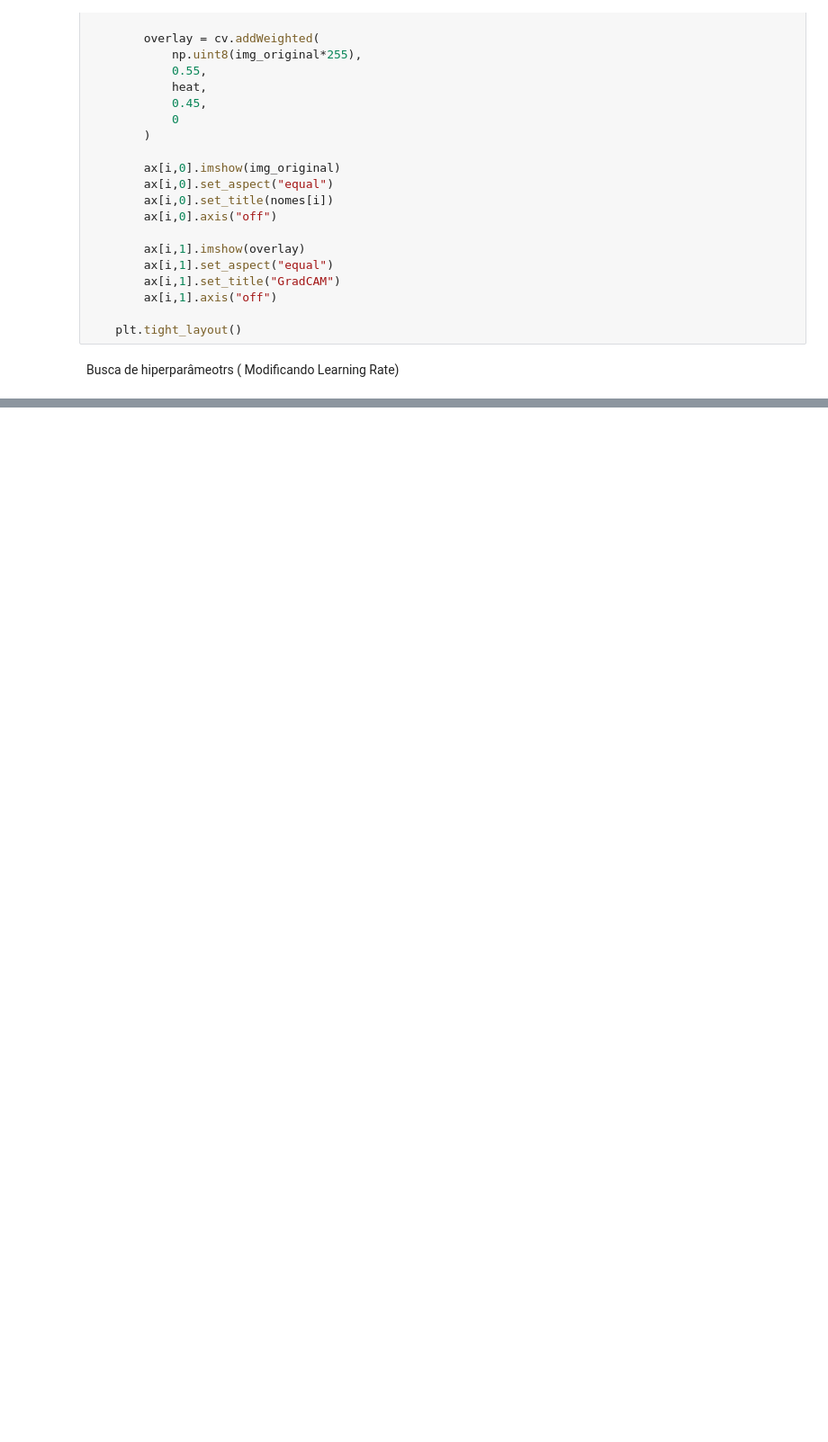
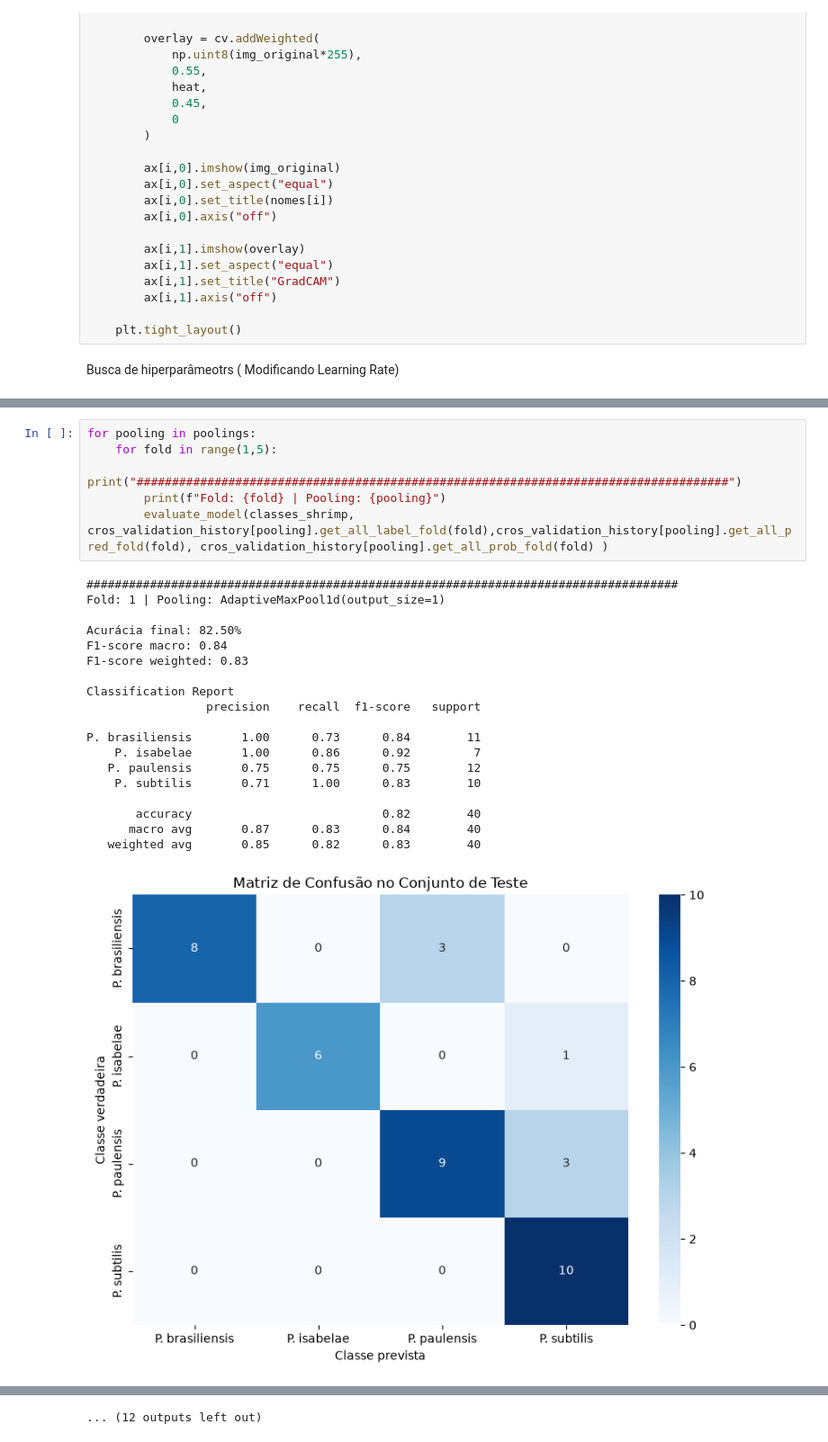
Before and after one commit to LABEEC-Sistemas/pink_shrimp_MVCNN, a Jupyter notebook: notebooks/camarao_cros_validation_gray.ipynb, the cells around one changed output, grey strips where cells are left out. Shown at 90% size. Drawn from its saved outputs; the diff is of its cells as text; blank space fills up the shorter version.

```diff
--- a/notebooks/camarao_cros_validation_gray.ipynb
+++ b/notebooks/camarao_cros_validation_gray.ipynb
@@ -617,0 +829,26 @@ plot_gradcam(cros_validation_history.get_model(3),grad_cam_dataset ,4)
+# %%
+for pooling in poolings:
+    for fold in range(1,5):
+        print("####################################################################################")
+        print(f"Fold: {fold} | Pooling: {pooling}")
+        evaluate_model(classes_shrimp, cros_validation_history[pooling].get_all_label_fold(fold),cros_validation_history[pooling].get_all_pred_fold(fold), cros_validation_history[pooling].get_all_prob_fold(fold) )
+# %% [output]
+####################################################################################
+Fold: 1 | Pooling: AdaptiveMaxPool1d(output_size=1)
+
+Acurácia final: 82.50%
+F1-score macro: 0.84
+F1-score weighted: 0.83
+
+Classification Report
+                 precision    recall  f1-score   support
+
+P. brasiliensis       1.00      0.73      0.84        11
+    P. isabelae       1.00      0.86      0.92         7
+   P. paulensis       0.75      0.75      0.75        12
+    P. subtilis       0.71      1.00      0.83        10
+
+       accuracy                           0.82        40
+      macro avg       0.87      0.83      0.84        40
+   weighted avg       0.85      0.82      0.83        40
+[figure, added]
@@ -617,0 +916 @@ plot_gradcam(cros_validation_history.get_model(3),grad_cam_dataset ,4)
+... (12 outputs left out)
```
Also changed, not shown: parts of 25 cells of this notebook, 8 other files.
